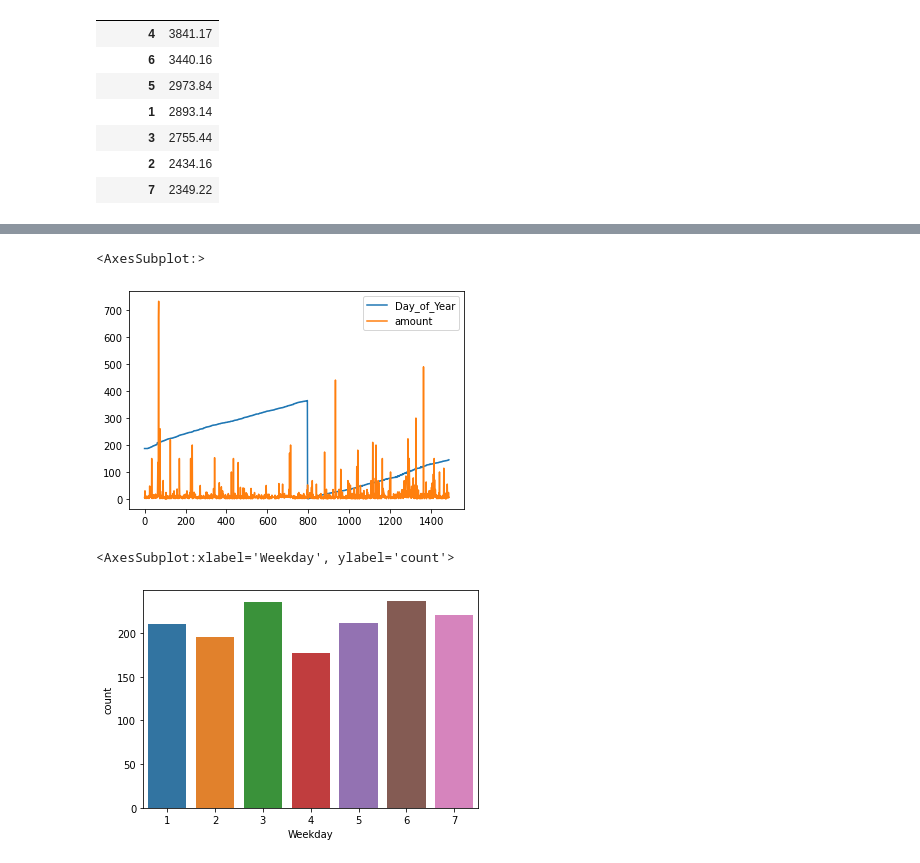
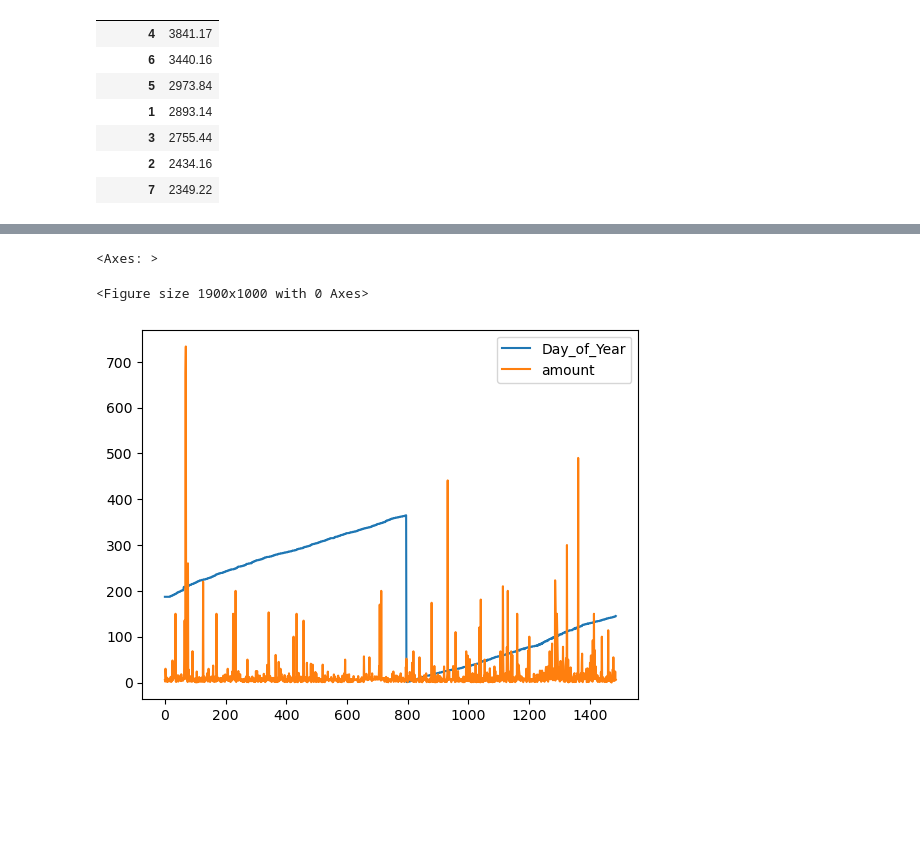
Before and after one commit to Ismat-Samadov/Budget_Prediction, a Jupyter notebook: Budget.ipynb, the cells around one changed output, grey strips where cells are left out. Cells and saved outputs as stored; diff of their text form; code cells hidden in the pictures; blank space fills up the shorter version.

```diff
--- a/Budget.ipynb
+++ b/Budget.ipynb
@@ -129,10 +198,7 @@ pd.DataFrame(data.groupby(['Weekday'])['amount'].sum()).sort_values(['amount'],a
 # %%
+plt.figure(figsize=(19,10))
 data[['Day_of_Year','amount']].plot()   ## operational count
 # %% [output]
-<AxesSubplot:>
+<Axes: >
+<Figure size 1900x1000 with 0 Axes>
-[figure, old version]
+[figure, new version]
-# %%
-sns.countplot(data['Weekday'])   ## operational count
-# %% [output]
-<AxesSubplot:xlabel='Weekday', ylabel='count'>
-[figure, removed]
```
Also changed, not shown: parts of 34 cells of this notebook, 1 other file.
